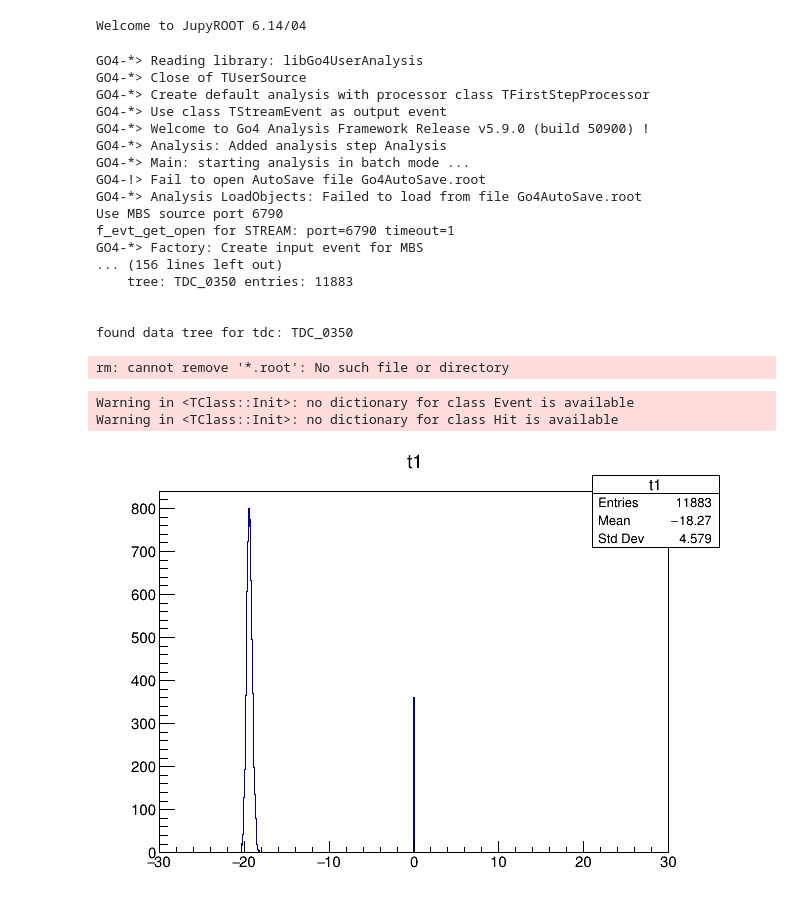
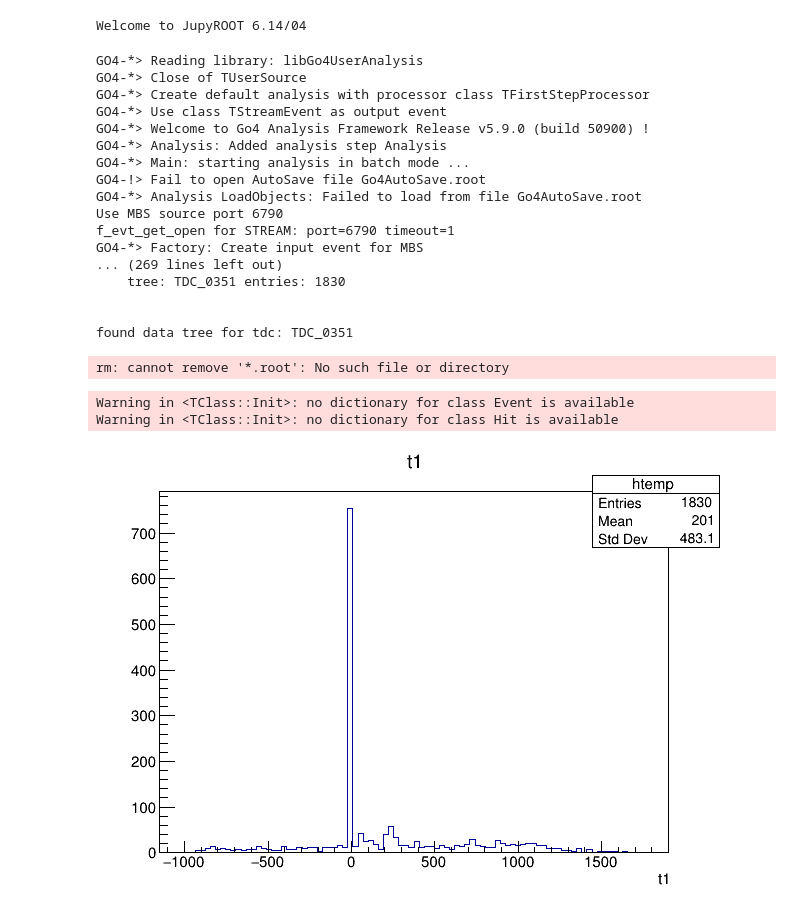
Before and after one commit to acidbourbon/PT_full_system, a Jupyter notebook: workdir/jupyter/fst_onthefly.ipynb, the cells around one changed output. Drawn from its saved outputs; the diff is of its cells as text; code cells hidden in the pictures.

```diff
--- a/workdir/jupyter/fst_onthefly.ipynb
+++ b/workdir/jupyter/fst_onthefly.ipynb
@@ -7,7 +7,7 @@ import fst
 Welcome to JupyROOT 6.14/04
 # %%
 #fst.take_data(events=500)
-fst.take_data(time=8)
+fst.take_data(time=10)
 # %% [output]
 GO4-*> Reading library: libGo4UserAnalysis
 GO4-*> Close of TUserSource
@@ -21,28 +21,28 @@ GO4-*> Analysis LoadObjects: Failed to load from file Go4AutoSave.root
 Use MBS source port 6790
 f_evt_get_open for STREAM: port=6790 timeout=1
 GO4-*> Factory: Create input event for MBS
-... (156 lines left out)
-    tree: TDC_0350 entries: 11883
+... (269 lines left out)
+    tree: TDC_0351 entries: 1830
 
 
-found data tree for tdc: TDC_0350
+found data tree for tdc: TDC_0351
 rm: cannot remove '*.root': No such file or directory
 # %%
 c = ROOT.TCanvas("myCanvasName","The Canvas Title",640,480)
 
 f = ROOT.TFile("/workdir/joint_tree.root")
 tree = f.Get("joint_tree")
-tree.Draw("t1>>t1(1000,-30,30)","","")
+tree.Draw("t1","","")
 #tree.Draw("tot_a:t1_a >> potato(500,0,500e-9,500,0,500e-9)","","colz")
 
 #potato = f.Get("potato")
 #potato.SetTitle("potato")
 #potato.GetXaxis().SetTitle("t1 (s)")
 #potato.GetYaxis().SetTitle("tot (s)")
 #potato.Draw("colz")
 c.Draw()
 # %% [output]
 Warning in <TClass::Init>: no dictionary for class Event is available
 Warning in <TClass::Init>: no dictionary for class Hit is available
-[figure, old version]
+[figure, new version]
 # %%
```
Also changed, not shown: parts of 5 cells of this notebook, 7 other files.
